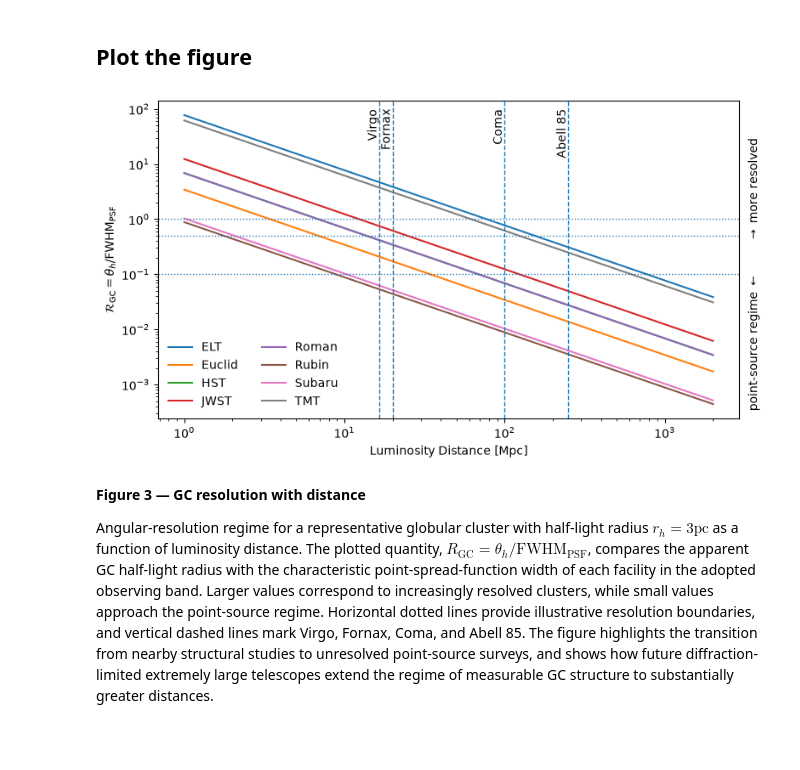
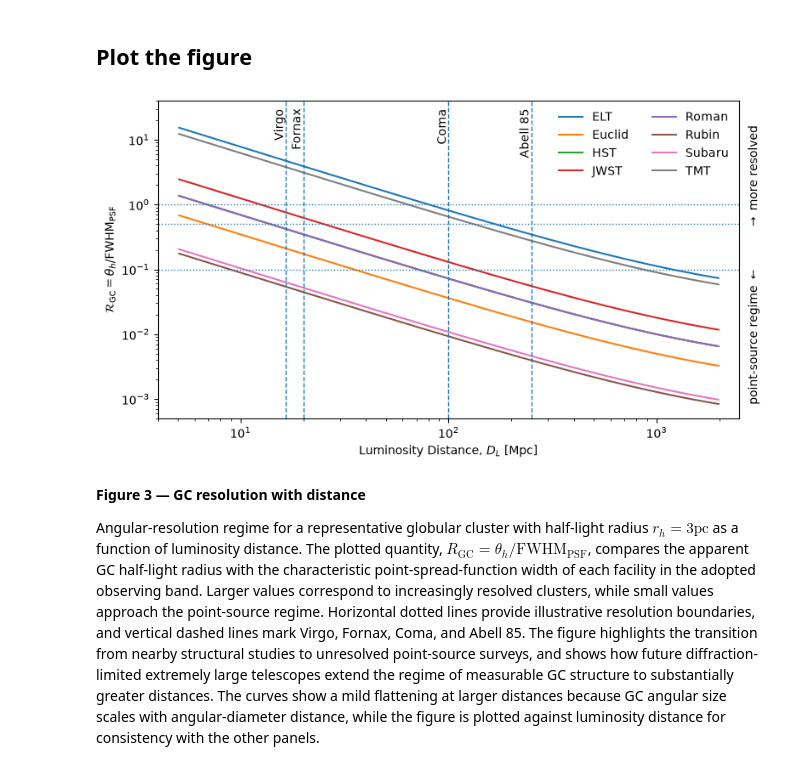
Before and after one commit to Pommers/gc-survey-telescopes, a Jupyter notebook: notebooks/02_gclf_reach.ipynb, the cells around one changed output. Cells and saved outputs as stored; diff of their text form; code cells hidden in the pictures; blank space fills up the shorter version.

Commit message:
Incorporation of angular-diameter distance

```diff
--- a/notebooks/02_gclf_reach.ipynb
+++ b/notebooks/02_gclf_reach.ipynb
@@ -823,20 +858,22 @@ grasp["gc_area_grasp_kpc2"] = (
 # %%
 fig, ax = plt.subplots(figsize=(8, 4.5))
 
-# ax.set_title("Area per pointing vs. Distance\n (Weighted by GCLF recovered fraction)")
+# ax.set_title(r"(New $D_A$) Area per pointing vs. Distance\n (Weighted by GCLF recovered fraction)")
 
 for facility, sub in grasp.groupby("facility"):
 
     ax.plot(
-        sub["distance_mpc"],
+        sub["D_L_mpc"],
         sub["gc_area_grasp_kpc2"],
         label=facility
     )
 
 ax.set_xscale("log")
+ax.set_xlim(4, 2500)
 ax.set_yscale("log")
+ax.set_ylim(0.3, 3e7)
 
-ax.set_xlabel("Luminosity Distance [Mpc]")
+ax.set_xlabel(r"Luminosity Distance, $D_L$ [Mpc]")
 ax.set_ylabel(
     r"GC-weighted physical area per pointing [kpc$^2$]"
 )
@@ -952,14 +993,18 @@ for _, row in inst.iterrows():
     if pd.isna(psf):
         continue
 
-    for D in dist_res:
+    # for D in dist_res:
+    for z, D_L, D_A in zip(z_grid, D_L_grid, D_A_grid):
+
 
         resolution_rows.append({
             "facility": row["facility"],
             "instrument": row["instrument"],
-            "distance_mpc": D,
+            "z": z,
+            "D_L_mpc": D_L,
+            "D_A_mpc": D_A,
             "resolution_ratio": gc_resolution_ratio(
-                D,
+                D_A,
                 psf,
                 RH_PC
             ),
@@ -977,18 +1022,20 @@ fig, ax = plt.subplots(figsize=(8, 4.5))
 for facility, sub in resolution.groupby("facility"):
 
     ax.plot(
-        sub["distance_mpc"],
+        sub["D_L_mpc"],
         sub["resolution_ratio"],
         label=facility
     )
 
-ax.set_xscale("log")
-ax.set_yscale("log")
-
-ax.set_xlabel("Luminosity Distance [Mpc]")
+ax.set_xlabel(r"Luminosity Distance, $D_L$ [Mpc]")
 ax.set_ylabel(
     r"$\mathcal{R}_{\rm GC} = \theta_h / {\rm FWHM}_{\rm PSF}$"
 )
+
+ax.set_xscale("log")
+ax.set_xlim(4, 2500)
+ax.set_yscale("log")
+ax.set_ylim(5e-4, 4e1)
 
 # Illustrative resolution regimes
 ax.axhline(1.0, ls=":", lw=1)
@@ -998,7 +1045,7 @@ ax.axhline(0.5, ls=":", lw=1)
 ax.axhline(0.1, ls=":", lw=1)
 
 ax.text(
-    1.015, 0.72,
+    1.015, 0.76,
     r"$\rightarrow$ more resolved",
     transform=ax.transAxes,
     rotation=90,
@@ -1006,41 +1053,41 @@ ax.text(
 )
 
 ax.text(
-    1.015, 0.24,
+    1.015, 0.26,
     r"point-source regime $\leftarrow$",
     transform=ax.transAxes,
     rotation=90,
     va="center"
 )
 
 # Cluster distance markers
 for name, D in {
     "Virgo": 16.5,
     "Fornax": 20.0,
     "Coma": 100.0,
     "Abell 85": 250.0,
 }.items():
 
     ax.axvline(D, ls="--", lw=1)
 
     ax.text(
         D,
-        100,
+        30,
         name,
         rotation=90,
         va="top",
         ha="right"
     )
 
 ax.legend(frameon=False, ncol=2)
 
 plt.tight_layout()
 plt.savefig(FIGURE_DIR / "gc_resolution_w_distance.png", bbox_inches='tight', format='png', dpi=200)
 
 plt.show()
 # %% [output]
-[figure, old version]
+[figure, new version]
 # %% [markdown]
 **Figure 3 — GC resolution with distance**
 
-Angular-resolution regime for a representative globular cluster with half-light radius $r_h=3 \mathrm{pc}$ as a function of luminosity distance. The plotted quantity, $R_\mathrm{GC}=\theta_h/\mathrm{FWHM}_\mathrm{PSF}$, compares the apparent GC half-light radius with the characteristic point-spread-function width of each facility in the adopted observing band. Larger values correspond to increasingly resolved clusters, while small values approach the point-source regime. Horizontal dotted lines provide illustrative resolution boundaries, and vertical dashed lines mark Virgo, Fornax, Coma, and Abell 85. The figure highlights the transition from nearby structural studies to unresolved point-source surveys, and shows how future diffraction-limited extremely large telescopes extend the regime of measurable GC structure to substantially greater distances.
+Angular-resolution regime for a representative globular cluster with half-light radius $r_h=3 \mathrm{pc}$ as a function of luminosity distance. The plotted quantity, $R_\mathrm{GC}=\theta_h/\mathrm{FWHM}_\mathrm{PSF}$, compares the apparent GC half-light radius with the characteristic point-spread-function width of each facility in the adopted observing band. Larger values correspond to increasingly resolved clusters, while small values approach the point-source regime. Horizontal dotted lines provide illustrative resolution boundaries, and vertical dashed lines mark Virgo, Fornax, Coma, and Abell 85. The figure highlights the transition from nearby structural studies to unresolved point-source surveys, and shows how future diffraction-limited extremely large telescopes extend the regime of measurable GC structure to substantially greater distances. The curves show a mild flattening at larger distances because GC angular size scales with angular-diameter distance, while the figure is plotted against luminosity distance for consistency with the other panels.
```
Also changed, not shown: parts of 8 cells of this notebook, 3 other files.
